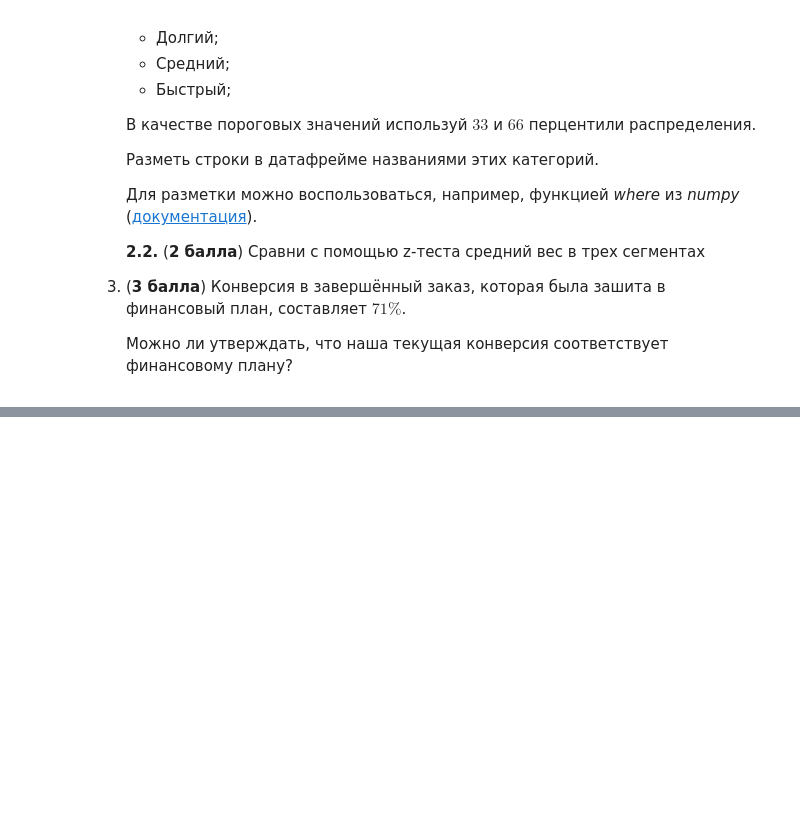
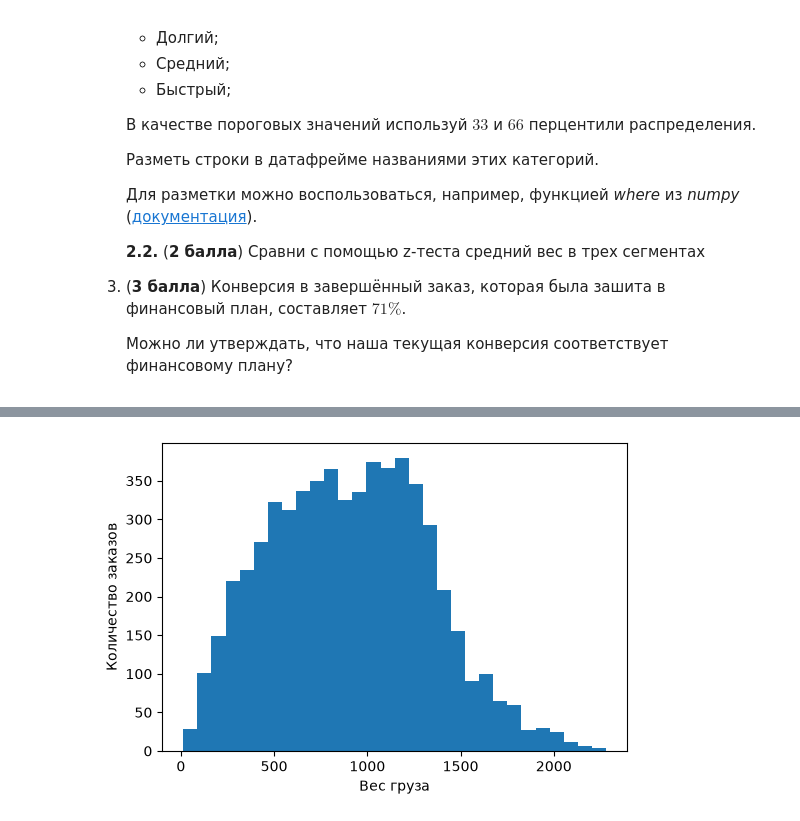
Before and after one commit to krivonosovti/CU, a Jupyter notebook: STAT/Homework/Неделя_6_🔴_Основы_статистики_Базовый_для_ML_ДЗ.ipynb, the cells around one changed output, grey strips where cells are left out. Drawn from its saved outputs; the diff is of its cells as text; code cells hidden in the pictures; blank space fills up the shorter version.

```diff
--- a/STAT/Homework/Неделя_6_🔴_Основы_статистики_Базовый_для_ML_ДЗ.ipynb
+++ b/STAT/Homework/Неделя_6_🔴_Основы_статистики_Базовый_для_ML_ДЗ.ipynb
@@ -54,0 +79,6 @@ import seaborn as sns
+# %%
+from io import StringIO
+
+raw = pd.read_excel('resources/week6/lorry_orders.xlsx', header=None)
+df = pd.read_csv(StringIO('\n'.join(raw.iloc[:, 0])), sep=',')
+df.head()
@@ -54,0 +120,8 @@ import seaborn as sns
+# %%
+plt.figure(figsize=(6, 4))
+plt.hist(df['weight'], bins=30)
+plt.xlabel('Вес груза')
+plt.ylabel('Количество заказов')
+plt.show()
+# %% [output]
+[figure, added]
```
Also changed, not shown: parts of 23 cells of this notebook, 2 other files.
